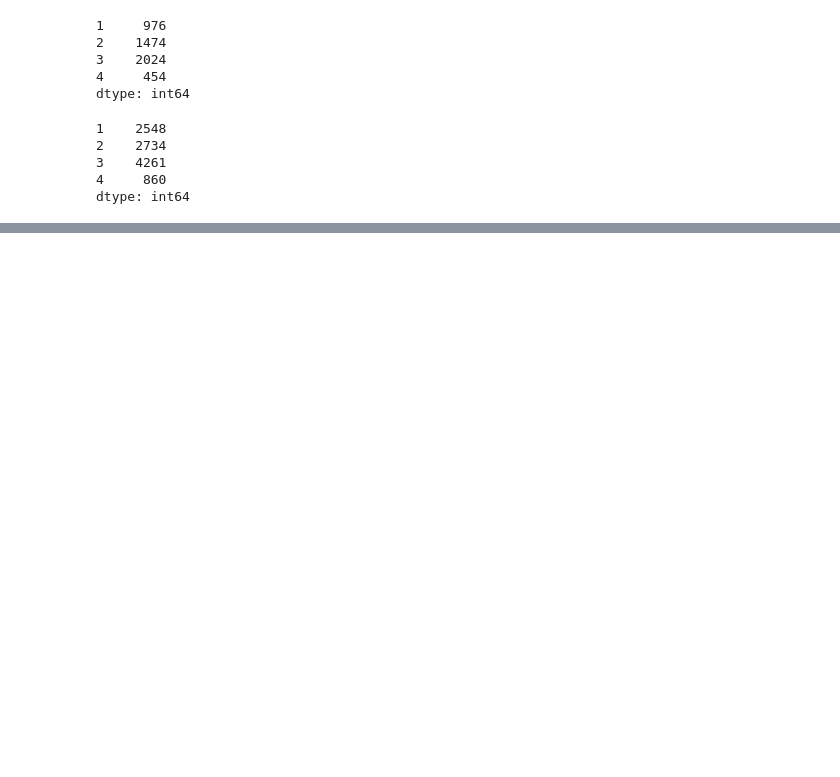
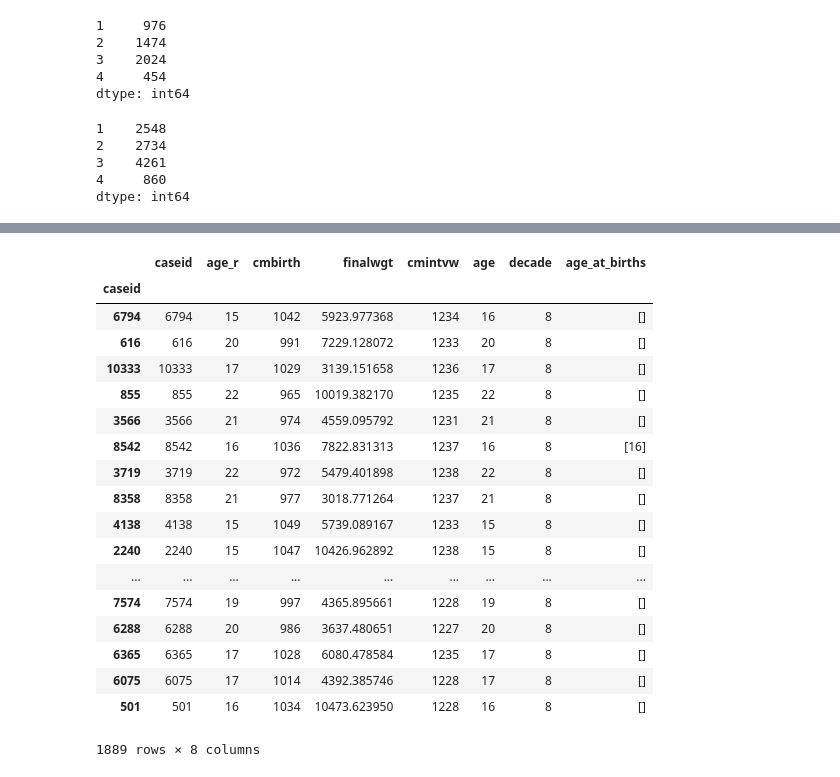
Before and after one commit to AllenDowney/GssReligion, a Jupyter notebook: nsfg.ipynb, the cells around one changed output, grey strips where cells are left out. Saved outputs shown, nothing was run; the diff lists cells and outputs as text; code cells hidden in the pictures; blank space fills up the shorter version.

```diff
--- a/nsfg.ipynb
+++ b/nsfg.ipynb
@@ -166,0 +278,23 @@ dtype: int64
+# %%
+grouped = resp.groupby('decade')
+grouped.get_group(8)
+# %% [output]
+|  | caseid | age_r | cmbirth | finalwgt | cmintvw | age | decade | age_at_births |
+| caseid |  |  |  |  |  |  |  |  |
+| 6794 | 6794 | 15 | 1042 | 5923.977368 | 1234 | 16 | 8 | [] |
+| 616 | 616 | 20 | 991 | 7229.128072 | 1233 | 20 | 8 | [] |
+| 10333 | 10333 | 17 | 1029 | 3139.151658 | 1236 | 17 | 8 | [] |
+| 855 | 855 | 22 | 965 | 10019.382170 | 1235 | 22 | 8 | [] |
+| 3566 | 3566 | 21 | 974 | 4559.095792 | 1231 | 21 | 8 | [] |
+| 8542 | 8542 | 16 | 1036 | 7822.831313 | 1237 | 16 | 8 | [16] |
+| 3719 | 3719 | 22 | 972 | 5479.401898 | 1238 | 22 | 8 | [] |
+| 8358 | 8358 | 21 | 977 | 3018.771264 | 1237 | 21 | 8 | [] |
+| 4138 | 4138 | 15 | 1049 | 5739.089167 | 1233 | 15 | 8 | [] |
+| 2240 | 2240 | 15 | 1047 | 10426.962892 | 1238 | 15 | 8 | [] |
+| ... | ... | ... | ... | ... | ... | ... | ... | ... |
+| 7574 | 7574 | 19 | 997 | 4365.895661 | 1228 | 19 | 8 | [] |
+| 6288 | 6288 | 20 | 986 | 3637.480651 | 1227 | 20 | 8 | [] |
+| 6365 | 6365 | 17 | 1028 | 6080.478584 | 1235 | 17 | 8 | [] |
+| 6075 | 6075 | 17 | 1014 | 4392.385746 | 1228 | 17 | 8 | [] |
+| 501 | 501 | 16 | 1034 | 10473.623950 | 1228 | 16 | 8 | [] |
+1889 rows × 8 columns
```
Also changed, not shown: parts of 30 cells of this notebook, 1 other file.
